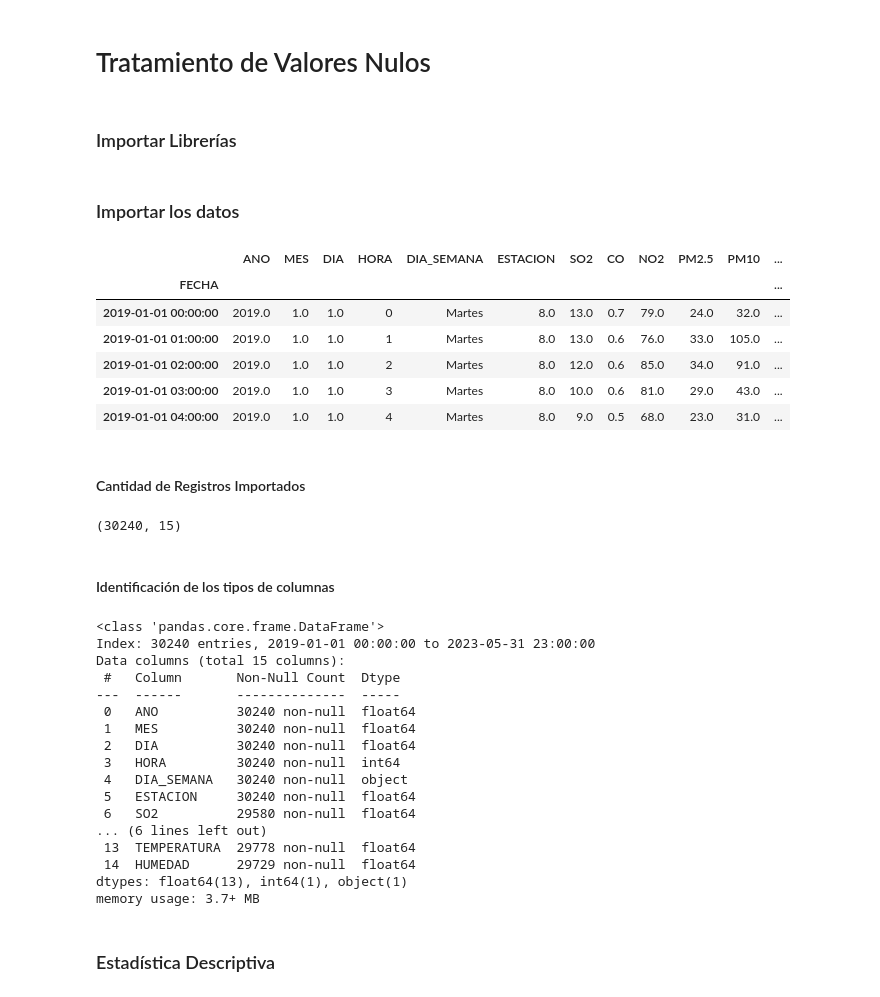
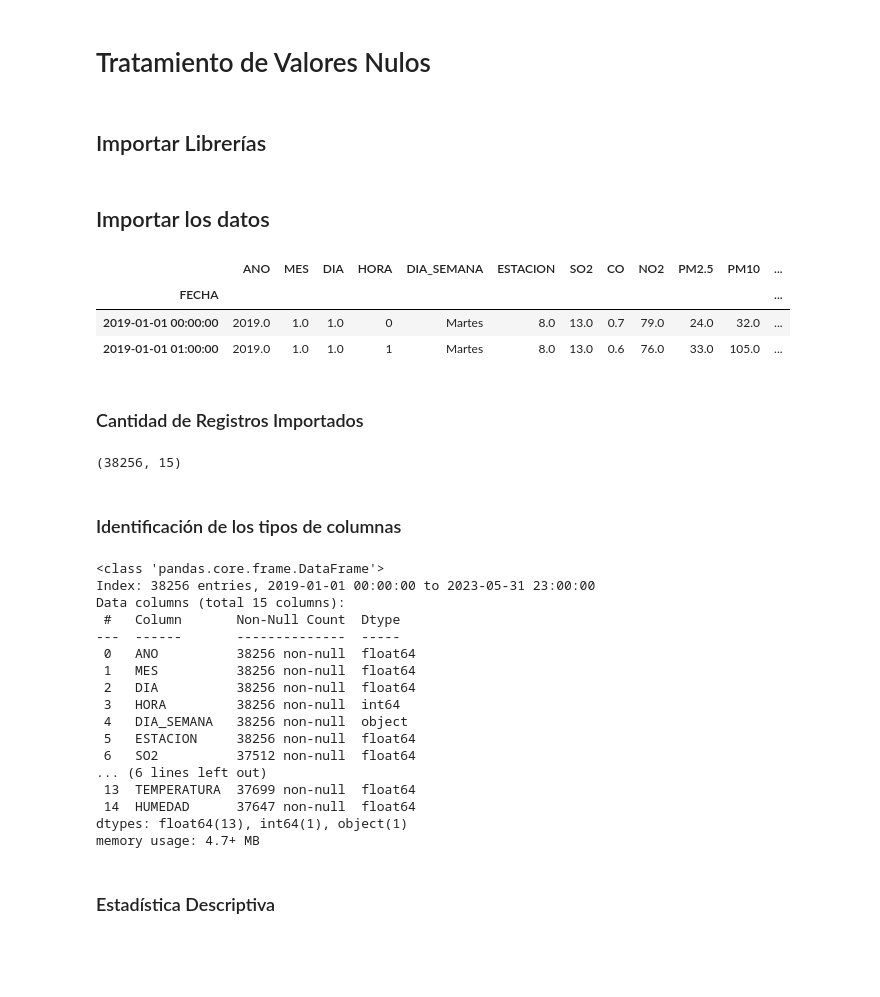
Before and after one commit to EmmaMontalban/grupo1_analisis, a Jupyter notebook: notebooks/1.Tratamiento_nulos.ipynb, the cells around one changed output. Drawn from its saved outputs; the diff is of its cells as text; code cells hidden in the pictures; blank space fills up the shorter version.

```diff
--- a/notebooks/1.Tratamiento_nulos.ipynb
+++ b/notebooks/1.Tratamiento_nulos.ipynb
@@ -1,7 +1,7 @@
 # %% [markdown]
 # Tratamiento de Valores Nulos
 # %% [markdown]
-### Importar Librerías
+## Importar Librerías
 # %%
 import numpy as np
 import pandas as pd
@@ -10,46 +13,43 @@ import matplotlib.pyplot as plt
 # %% [markdown]
-### Importar los datos
+## Importar los datos
 # %%
-ruta = '../data/calidad_aire_2022.csv'
-ruta_nuevoCSV = '../data/calidad_aire_2022_clean_nulos.csv'
+ruta = '../data/calidad_aire.csv'
+ruta_nuevoCSV = '../data/calidad_aire_clean.csv'
 data = pd.read_csv(ruta, delimiter=',', engine='python', index_col=0)
-data.head()
+data.head(2)
 # %% [output]
 |  | ANO | MES | DIA | HORA | DIA_SEMANA | ESTACION | SO2 | CO | NO2 | PM2.5 | PM10 | ... |
 | FECHA |  |  |  |  |  |  |  |  |  |  |  | ... |
 | 2019-01-01 00:00:00 | 2019.0 | 1.0 | 1.0 | 0 | Martes | 8.0 | 13.0 | 0.7 | 79.0 | 24.0 | 32.0 | ... |
 | 2019-01-01 01:00:00 | 2019.0 | 1.0 | 1.0 | 1 | Martes | 8.0 | 13.0 | 0.6 | 76.0 | 33.0 | 105.0 | ... |
-| 2019-01-01 02:00:00 | 2019.0 | 1.0 | 1.0 | 2 | Martes | 8.0 | 12.0 | 0.6 | 85.0 | 34.0 | 91.0 | ... |
-| 2019-01-01 03:00:00 | 2019.0 | 1.0 | 1.0 | 3 | Martes | 8.0 | 10.0 | 0.6 | 81.0 | 29.0 | 43.0 | ... |
-| 2019-01-01 04:00:00 | 2019.0 | 1.0 | 1.0 | 4 | Martes | 8.0 | 9.0 | 0.5 | 68.0 | 23.0 | 31.0 | ... |
 # %% [markdown]
-#### Cantidad de Registros Importados
+### Cantidad de Registros Importados
 # %%
 data.shape
 # %% [output]
-(30240, 15)
+(38256, 15)
 # %% [markdown]
-#### Identificación de los tipos de columnas
+### Identificación de los tipos de columnas
 # %%
 data.info()
 # %% [output]
 <class 'pandas.core.frame.DataFrame'>
-Index: 30240 entries, 2019-01-01 00:00:00 to 2023-05-31 23:00:00
+Index: 38256 entries, 2019-01-01 00:00:00 to 2023-05-31 23:00:00
 Data columns (total 15 columns):
  #   Column       Non-Null Count  Dtype
 ---  ------       --------------  -----
- 0   ANO          30240 non-null  float64
- 1   MES          30240 non-null  float64
- 2   DIA          30240 non-null  float64
- 3   HORA         30240 non-null  int64
- 4   DIA_SEMANA   30240 non-null  object
- 5   ESTACION     30240 non-null  float64
- 6   SO2          29580 non-null  float64
+ 0   ANO          38256 non-null  float64
+ 1   MES          38256 non-null  float64
+ 2   DIA          38256 non-null  float64
+ 3   HORA         38256 non-null  int64
+ 4   DIA_SEMANA   38256 non-null  object
+ 5   ESTACION     38256 non-null  float64
+ 6   SO2          37512 non-null  float64
 ... (6 lines left out)
- 13  TEMPERATURA  29778 non-null  float64
- 14  HUMEDAD      29729 non-null  float64
+ 13  TEMPERATURA  37699 non-null  float64
+ 14  HUMEDAD      37647 non-null  float64
 dtypes: float64(13), int64(1), object(1)
-memory usage: 3.7+ MB
+memory usage: 4.7+ MB
 # %% [markdown]
 ### Estadística Descriptiva
 # %%
```
Also changed, not shown: parts of 24 cells of this notebook.
